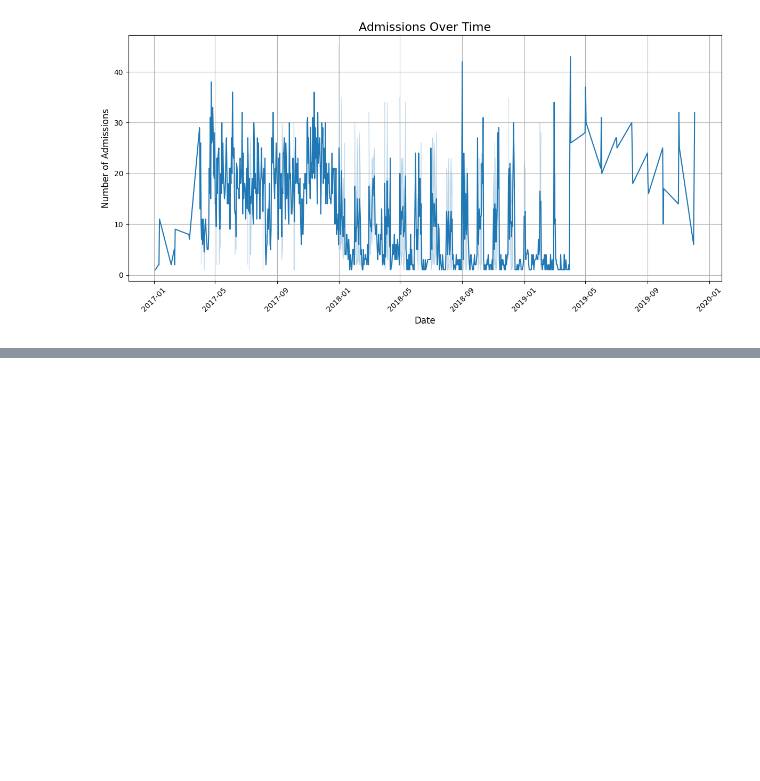
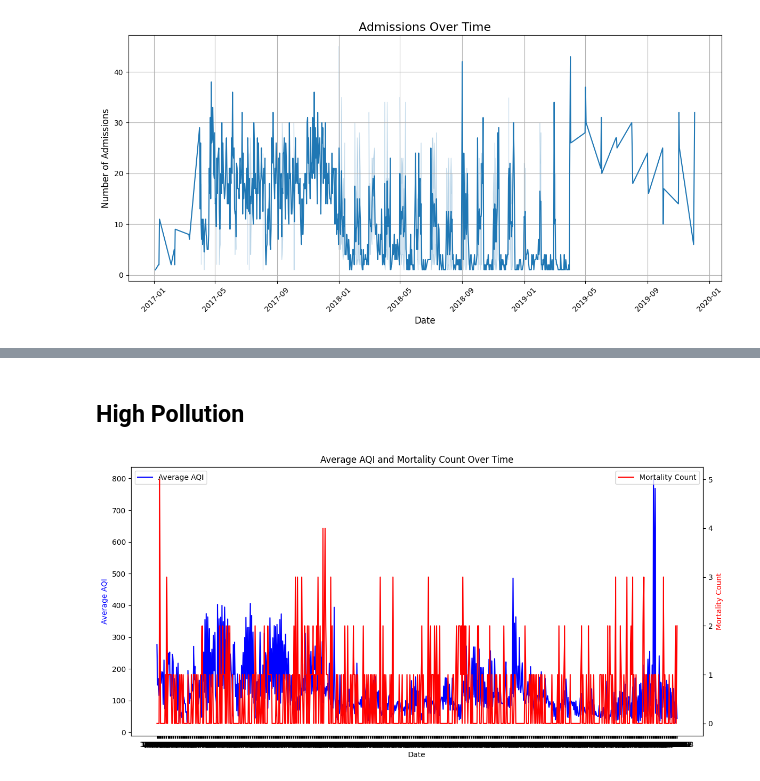
Before and after one commit to ExistCode/big_data_assignment, a Jupyter notebook: Spark.ipynb, the cells around one changed output, grey strips where cells are left out. Drawn from its saved outputs; the diff is of its cells as text; code cells hidden in the pictures; blank space fills up the shorter version.

Commit message:
spark: yes

```diff
--- a/Spark.ipynb
+++ b/Spark.ipynb
@@ -382,0 +232,40 @@ AUC: 0.7057862552706781
+# %% [markdown]
+## High Pollution
+# %%
+pollution_mortality_data = spark.sql("""SELECT
+    p.DATE,
+    AVG(p.AQI) AS avg_aqi,
+    COUNT(m.MRD) AS mortality_count
+FROM
+    pollution p
+LEFT JOIN
+    mortality m ON p.DATE = m.`DATE OF BROUGHT DEAD`
+GROUP BY
+    p.DATE
+ORDER BY
+    p.DATE;""").toPandas()
+# %%
+import matplotlib.pyplot as plt
+
+fig, ax1 = plt.subplots(figsize=(12, 6))
+ax2 = ax1.twinx()
+
+ax1.plot(pollution_mortality_data['DATE'],
+         pollution_mortality_data['avg_aqi'], color='blue', label='Average AQI')
+ax2.plot(pollution_mortality_data['DATE'],
+         pollution_mortality_data['mortality_count'], color='red', label='Mortality Count')
+
+ax1.set_xlabel('Date')
+ax1.set_ylabel('Average AQI', color='blue')
+ax2.set_ylabel('Mortality Count', color='red')
+
+plt.title('Average AQI and Mortality Count Over Time')
+plt.xticks(rotation=45)
+plt.tight_layout()
+
+ax1.legend(loc='upper left')
+ax2.legend(loc='upper right')
+
+plt.show()
+# %% [output]
+[figure, added]
```
Also changed, not shown: parts of 38 cells of this notebook.
